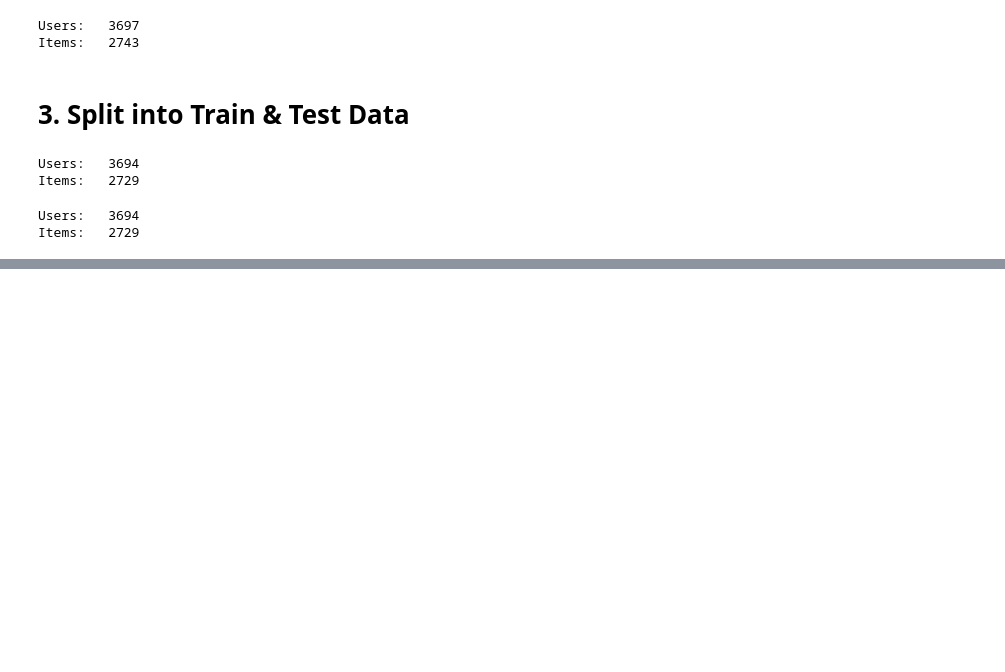
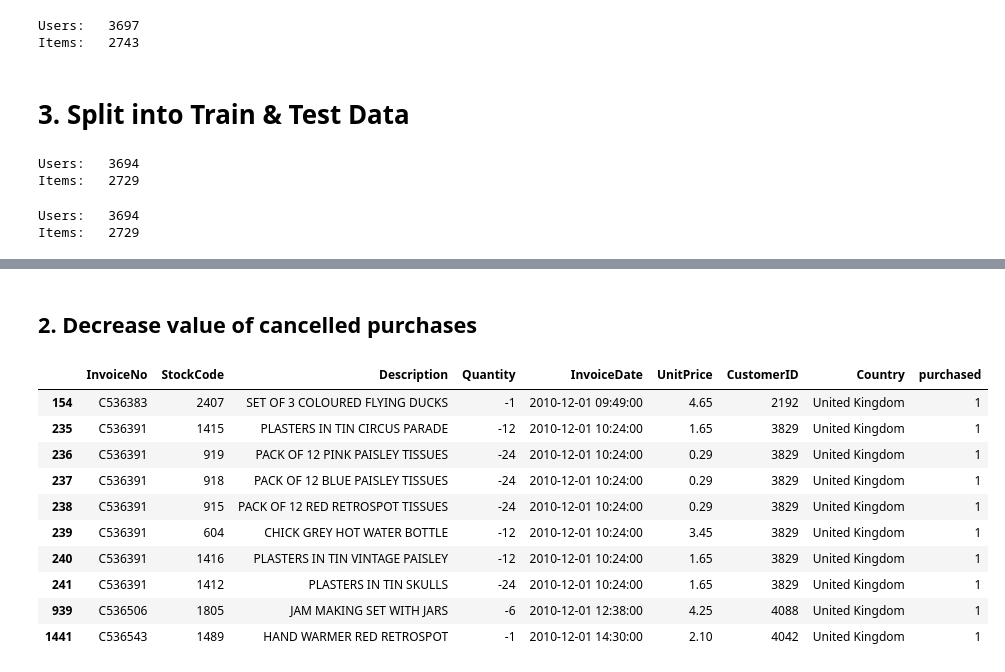
Before and after one commit to uadR1/Master-Thesis-Building-and-Evaluating-Candidate-Generation-Models-with-Neural-Networks, a Jupyter notebook: 02_Data_Preparation/01_OnlineRetail_Preparation.ipynb, the cells around one changed output, grey strips where cells are left out. Cells and saved outputs as stored; diff of their text form; code cells hidden in the pictures; blank space fills up the shorter version.

```diff
--- a/02_Data_Preparation/01_OnlineRetail_Preparation.ipynb
+++ b/02_Data_Preparation/01_OnlineRetail_Preparation.ipynb
@@ -105,0 +124,3 @@ test.to_csv('../00_Data/online_retail_test.csv')
+# %%
+# Reading Data Again since it was changed above
+df = pd.read_csv('../00_Data/online_retailed_precleaned.csv', index_col=0)
@@ -105,0 +129,6 @@ test.to_csv('../00_Data/online_retail_test.csv')
+# %%
+# Create column 'purchased' and assign the value 1 for each row
+df['purchased'] = 1
+
+# Check First 5 Rows
+df.head()
@@ -105,0 +142,21 @@ test.to_csv('../00_Data/online_retail_test.csv')
+# %% [markdown]
+## 2. Decrease value of cancelled purchases
+# %%
+# First find out Cancelled orders
+# Rows that start with a C in InvoiceNo
+df_cancellations = df[df.InvoiceNo.str[0]=='C']
+
+# Check Head for Sanity
+df_cancellations.head(10)
+# %% [output]
+|  | InvoiceNo | StockCode | Description | Quantity | InvoiceDate | UnitPrice | CustomerID | Country | purchased |
+| 154 | C536383 | 2407 | SET OF 3 COLOURED FLYING DUCKS | -1 | 2010-12-01 09:49:00 | 4.65 | 2192 | United Kingdom | 1 |
+| 235 | C536391 | 1415 | PLASTERS IN TIN CIRCUS PARADE | -12 | 2010-12-01 10:24:00 | 1.65 | 3829 | United Kingdom | 1 |
+| 236 | C536391 | 919 | PACK OF 12 PINK PAISLEY TISSUES | -24 | 2010-12-01 10:24:00 | 0.29 | 3829 | United Kingdom | 1 |
+| 237 | C536391 | 918 | PACK OF 12 BLUE PAISLEY TISSUES | -24 | 2010-12-01 10:24:00 | 0.29 | 3829 | United Kingdom | 1 |
+| 238 | C536391 | 915 | PACK OF 12 RED RETROSPOT TISSUES | -24 | 2010-12-01 10:24:00 | 0.29 | 3829 | United Kingdom | 1 |
+| 239 | C536391 | 604 | CHICK GREY HOT WATER BOTTLE | -12 | 2010-12-01 10:24:00 | 3.45 | 3829 | United Kingdom | 1 |
+| 240 | C536391 | 1416 | PLASTERS IN TIN VINTAGE PAISLEY | -12 | 2010-12-01 10:24:00 | 1.65 | 3829 | United Kingdom | 1 |
+| 241 | C536391 | 1412 | PLASTERS IN TIN SKULLS | -24 | 2010-12-01 10:24:00 | 1.65 | 3829 | United Kingdom | 1 |
+| 939 | C536506 | 1805 | JAM MAKING SET WITH JARS | -6 | 2010-12-01 12:38:00 | 4.25 | 4088 | United Kingdom | 1 |
+| 1441 | C536543 | 1489 | HAND WARMER RED RETROSPOT | -1 | 2010-12-01 14:30:00 | 2.10 | 4042 | United Kingdom | 1 |
```
Also changed, not shown: parts of 25 cells of this notebook, 2 other files.
